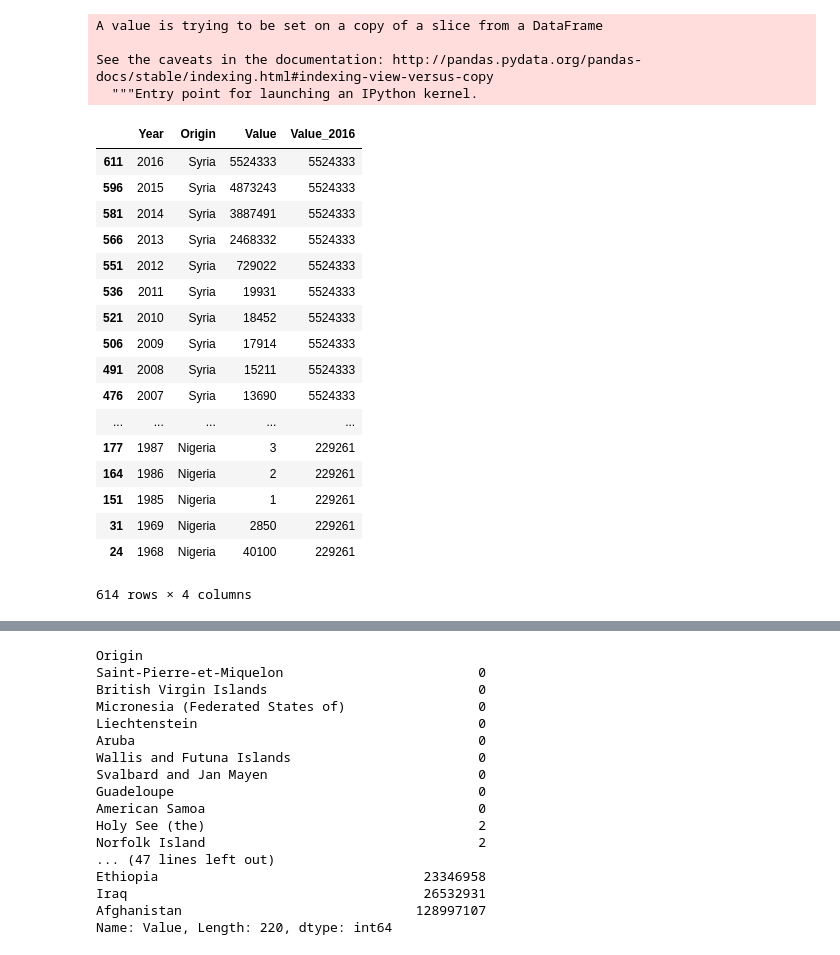
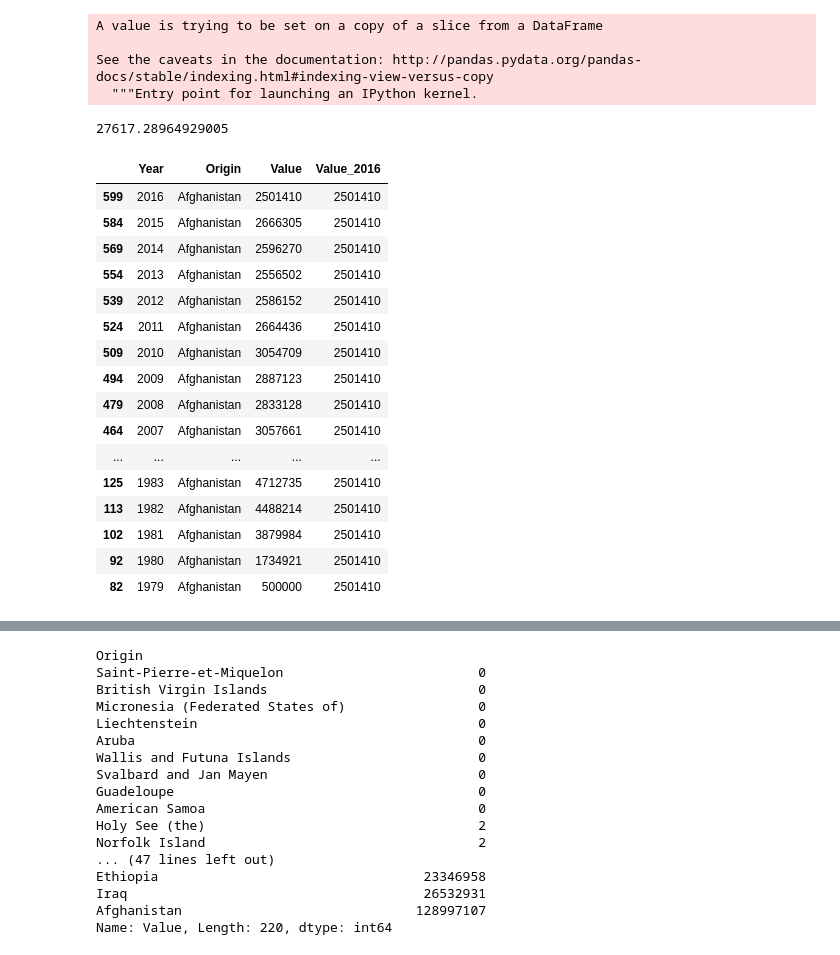
Before and after one commit to JulienAssouline/data-studios-projects, a Jupyter notebook: code/Canadian_Refugees/Refugees version 2.ipynb, the cells around one changed output, grey strips where cells are left out. Cells and saved outputs as stored; diff of their text form; code cells hidden in the pictures.

Commit message:
Syrian_refugees_update

```diff
--- a/code/Canadian_Refugees/Refugees version 2.ipynb
+++ b/code/Canadian_Refugees/Refugees version 2.ipynb
@@ -35,24 +52,27 @@ refugees_count_year_top15 = refugees_count_year_top15.merge(refugees_count_year_
 refugees_count_year_top15.replace({'Origin' : {"Syrian Arab Rep.": "Syria", "Viet Nam": "Vietnam", "Dem. Rep. of the Congo": "Dem. Rep. Congo", "Central African Rep.": "Central African Republic"}}, inplace=True)
 # %%
 refugees_count_year_top15.sort_values(["Value_2016", "Year"], ascending = False, inplace = True)
-# %%
-refugees_count_year_top15
-# %% [output]
-|  | Year | Origin | Value | Value_2016 |
-| 611 | 2016 | Syria | 5524333 | 5524333 |
-| 596 | 2015 | Syria | 4873243 | 5524333 |
-| 581 | 2014 | Syria | 3887491 | 5524333 |
-| 566 | 2013 | Syria | 2468332 | 5524333 |
-| 551 | 2012 | Syria | 729022 | 5524333 |
-| 536 | 2011 | Syria | 19931 | 5524333 |
-| 521 | 2010 | Syria | 18452 | 5524333 |
-| 506 | 2009 | Syria | 17914 | 5524333 |
-| 491 | 2008 | Syria | 15211 | 5524333 |
-| 476 | 2007 | Syria | 13690 | 5524333 |
-| ... | ... | ... | ... | ... |
-| 177 | 1987 | Nigeria | 3 | 229261 |
-| 164 | 1986 | Nigeria | 2 | 229261 |
-| 151 | 1985 | Nigeria | 1 | 229261 |
-| 31 | 1969 | Nigeria | 2850 | 229261 |
-| 24 | 1968 | Nigeria | 40100 | 229261 |
-614 rows × 4 columns
+# %%
+((5524333 - 19931) / 19931) * 100
+# %% [output]
+27617.28964929005
+# %%
+refugees_count_year_top15[refugees_count_year_top15["Origin"] == "Afghanistan"]
+# %% [output]
+|  | Year | Origin | Value | Value_2016 |
+| 599 | 2016 | Afghanistan | 2501410 | 2501410 |
+| 584 | 2015 | Afghanistan | 2666305 | 2501410 |
+| 569 | 2014 | Afghanistan | 2596270 | 2501410 |
+| 554 | 2013 | Afghanistan | 2556502 | 2501410 |
+| 539 | 2012 | Afghanistan | 2586152 | 2501410 |
+| 524 | 2011 | Afghanistan | 2664436 | 2501410 |
+| 509 | 2010 | Afghanistan | 3054709 | 2501410 |
+| 494 | 2009 | Afghanistan | 2887123 | 2501410 |
+| 479 | 2008 | Afghanistan | 2833128 | 2501410 |
+| 464 | 2007 | Afghanistan | 3057661 | 2501410 |
+| ... | ... | ... | ... | ... |
+| 125 | 1983 | Afghanistan | 4712735 | 2501410 |
+| 113 | 1982 | Afghanistan | 4488214 | 2501410 |
+| 102 | 1981 | Afghanistan | 3879984 | 2501410 |
+| 92 | 1980 | Afghanistan | 1734921 | 2501410 |
+| 82 | 1979 | Afghanistan | 500000 | 2501410 |
```
Also changed, not shown: parts of 8 cells of this notebook, 3 other files.
